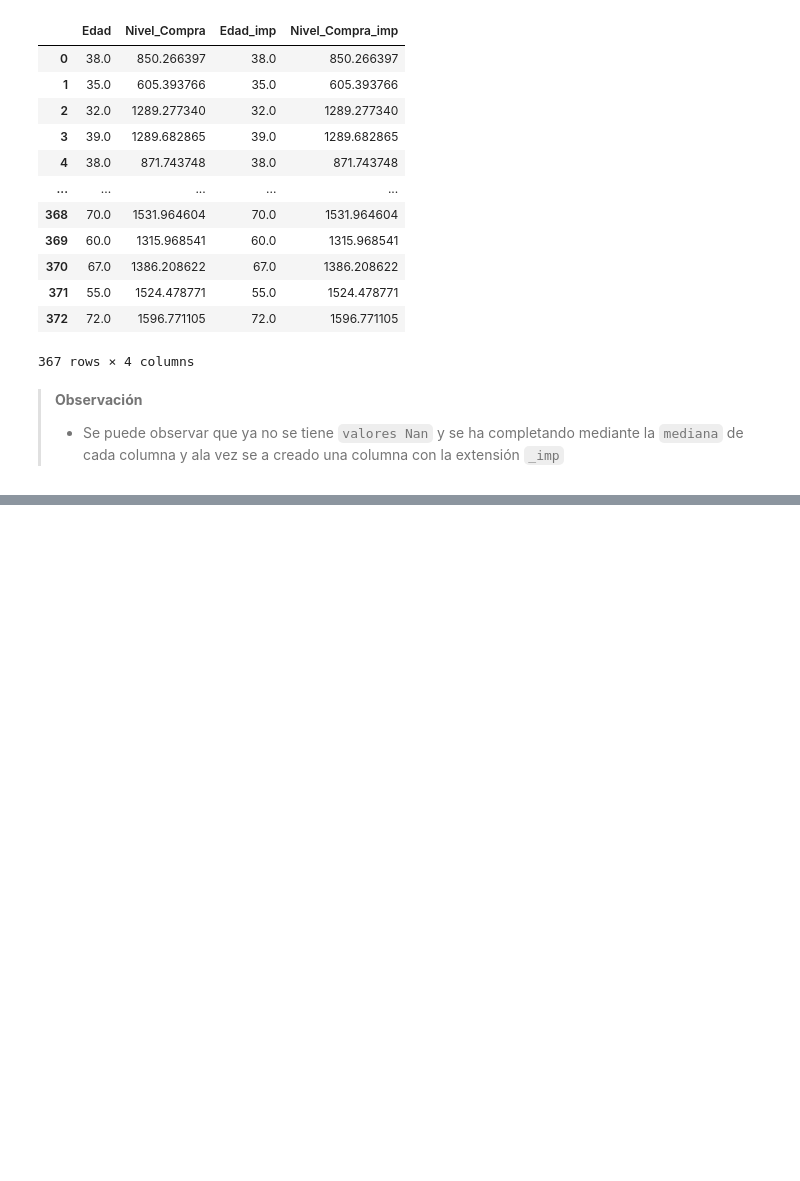
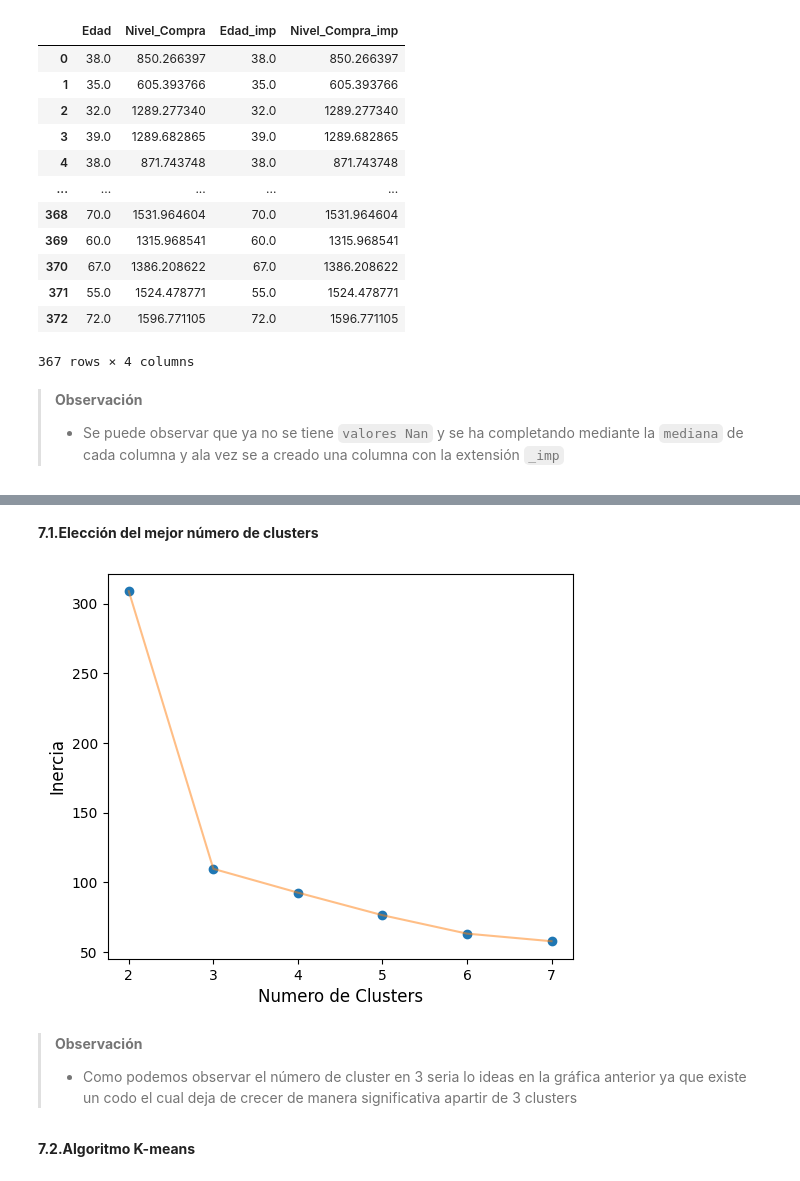
Before and after one commit to linerlander/Proyecto-Clustering-Clientes-SuperMarket, a Jupyter notebook: proyecto_clustering.ipynb, the cells around one changed output, grey strips where cells are left out. Cells and saved outputs as stored; diff of their text form; code cells hidden in the pictures; blank space fills up the shorter version.

Commit message:
Uso de K-means

```diff
--- a/proyecto_clustering.ipynb
+++ b/proyecto_clustering.ipynb
@@ -284,0 +336,4 @@ df
+# %%
+actual_features = ['Edad_imp','Nivel_Compra_imp']
+# %%
+df[[x + '_std' for x in actual_features]] = (df[actual_features] - df[actual_features].mean())/df[actual_features].std()
@@ -284,0 +371,2 @@ df
+# %% [markdown]
+**7.1.Elección del mejor número de clusters**
@@ -284,0 +376,28 @@ df
+# %%
+actual_features = ['Edad_imp_std','Nivel_Compra_imp_std']
+# %%
+inercias = []
+k_clusters = range(2,8)
+for n in k_clusters:
+    kmeans = (KMeans(n_clusters = n ,
+                        init = 'k-means++',
+                        n_init = 10,
+                        max_iter = 300,
+                        tol = 0.0001,
+                        random_state= 123 ,
+                        algorithm='elkan') ).fit(df[actual_features])
+    inercias.append(kmeans.inertia_)
+# %%
+plt.figure(figsize=(6,5), dpi=100)
+plt.plot(range(2,8), inercias , 'o')
+plt.plot(range(2,8), inercias , '-' , alpha = 0.5)
+plt.xlabel('Numero de Clusters',fontsize = 12)
+plt.ylabel('Inercia',fontsize = 12)
+plt.show()
+# %% [output]
+[figure, added]
+# %% [markdown]
+>**Observación**
+>- Como podemos observar el número de cluster en 3 seria lo ideas en la gráfica anterior ya que existe un codo el cual deja de crecer de manera significativa apartir de 3 clusters
+# %% [markdown]
+**7.2.Algoritmo K-means**
```
Also changed, not shown: parts of 26 cells of this notebook.
